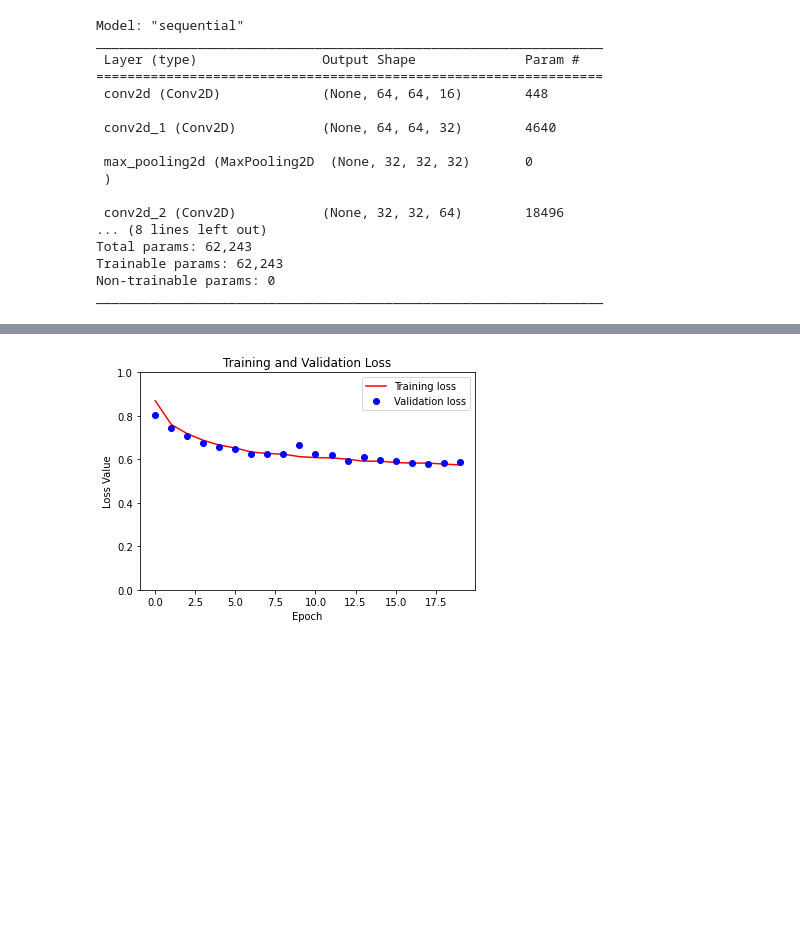
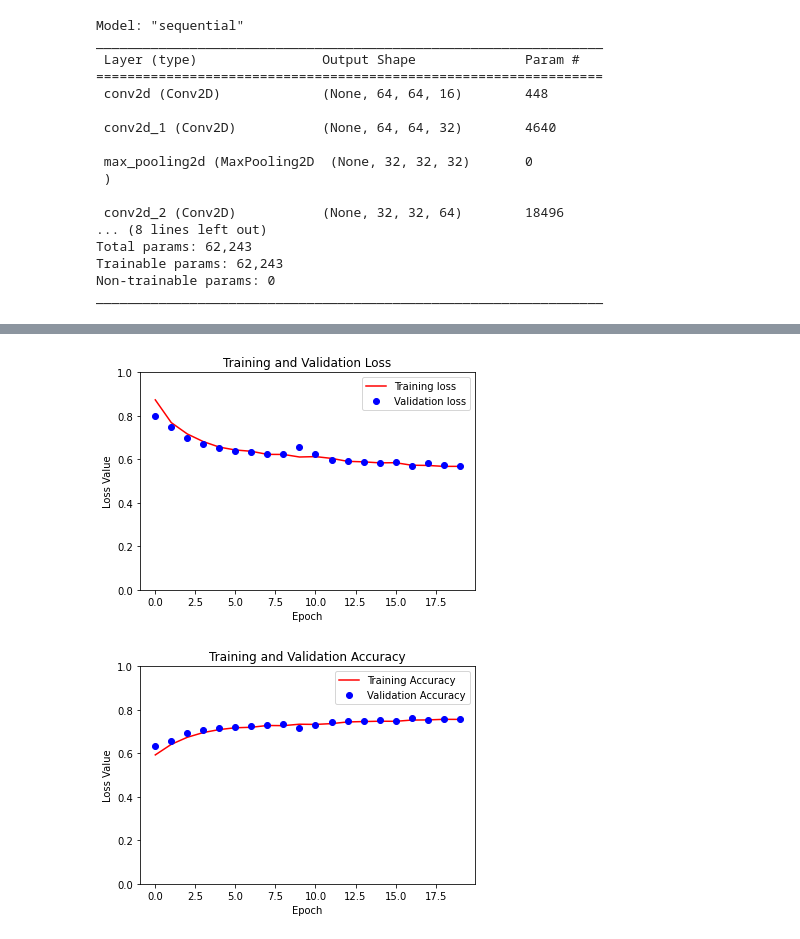
Before and after one commit to Boozor/DeepLearning-Semantic-Segmentation, a Jupyter notebook: Semantic_Segmentation.ipynb, the cells around one changed output, grey strips where cells are left out. Cells and saved outputs as stored; diff of their text form; code cells hidden in the pictures; blank space fills up the shorter version.

```diff
--- a/Semantic_Segmentation.ipynb
+++ b/Semantic_Segmentation.ipynb
@@ -99,7 +99,8 @@ Non-trainable params: 0
 _________________________________________________________________
 # %%
 model.compile(optimizer='adam',
-              loss=tf.keras.losses.SparseCategoricalCrossentropy(from_logits=True), metrics=['accuracy'])# enter the parameter by yourself
+              loss=tf.keras.losses.SparseCategoricalCrossentropy(from_logits=True),
+              metrics=['accuracy'])# enter the parameter by yourself
 # %%
 model_history = model.fit(train_dataset, epochs=EPOCHS,
                           steps_per_epoch=STEPS_PER_EPOCH,
@@ -112,0 +114,13 @@ Sample Prediction after epoch 20
+# %%
+acc = model_history.history['accuracy']
+val_acc = model_history.history['val_accuracy']
+loss = model_history.history['loss']
+val_loss =model_history.history['val_loss']
+print('Traning Accuracy')
+print(acc)
+print('Validation Accuracy')
+print(val_acc)
+print('Training loss')
+print(loss)
+print('Validation loss')
+print(val_loss)
@@ -136,4 +159,16 @@ plt.ylim([0, 1])
 plt.legend()
 plt.show()
 # %% [output]
-[figure, old version]
+[figure, new version]
+# %%
+plt.figure()
+plt.plot(epochs, acc, 'r', label='Training Accuracy')
+plt.plot(epochs, val_acc, 'bo', label='Validation Accuracy')
+plt.title('Training and Validation Accuracy')
+plt.xlabel('Epoch')
+plt.ylabel('Loss Value')
+plt.ylim([0, 1])
+plt.legend()
+plt.show()
+# %% [output]
+[figure, added]
```
Also changed, not shown: parts of 4 cells of this notebook.
